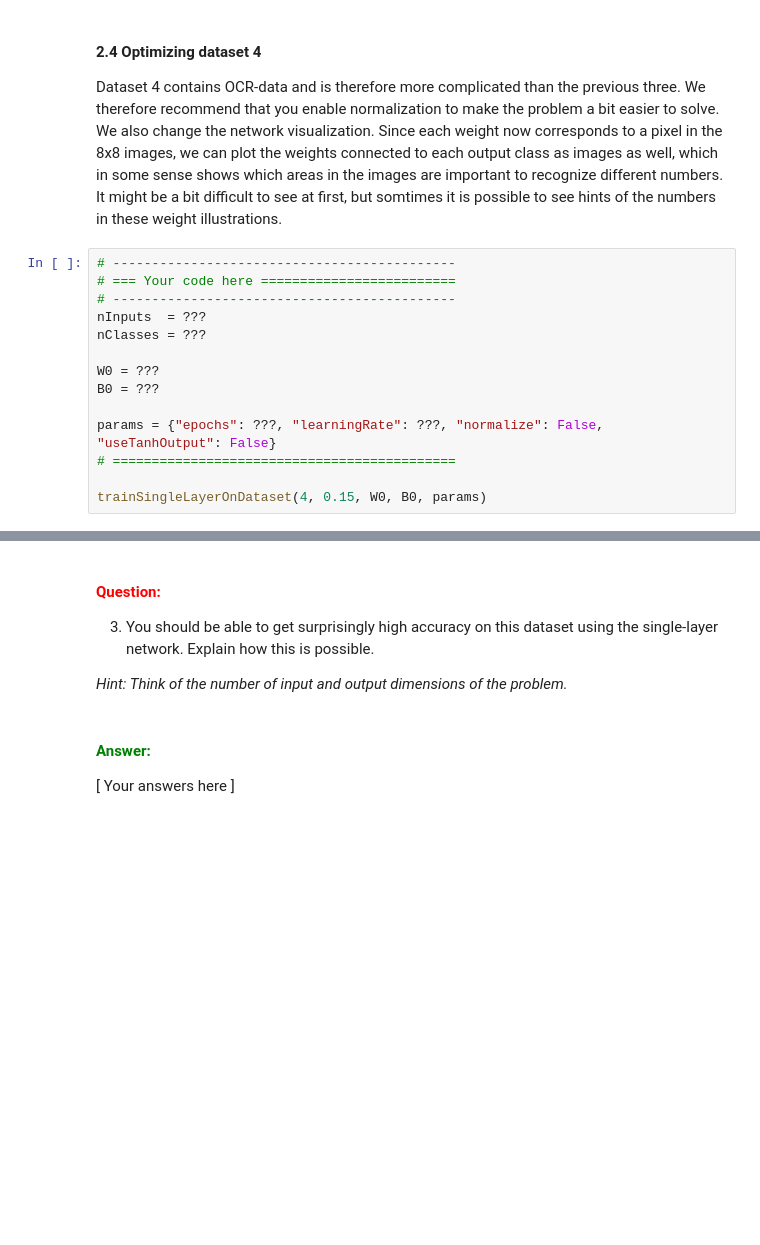
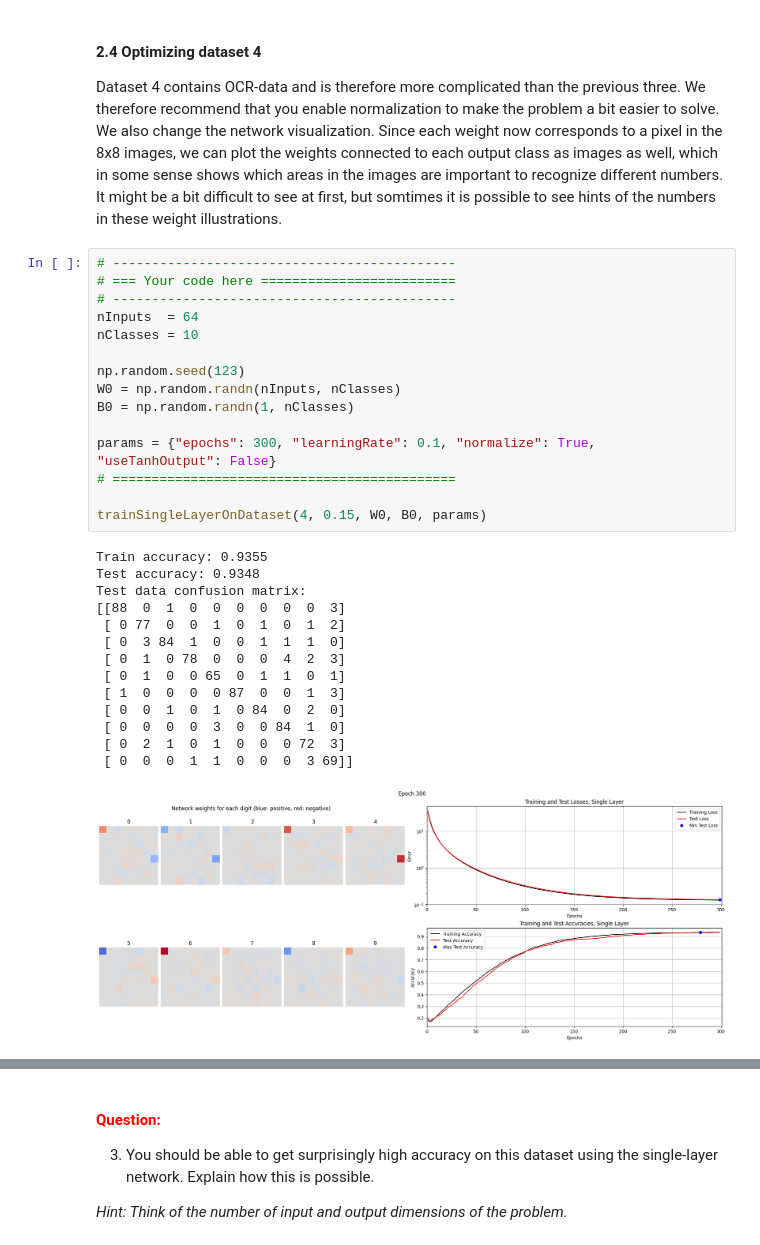
Before and after one commit to arreen/deeplearninglabs, a Jupyter notebook: 1_Back_propagation/1_Back_propagation/SingleLayer.ipynb, the cells around one changed output, grey strips where cells are left out. Drawn from its saved outputs; the diff is of its cells as text; blank space fills up the shorter version.

```diff
--- a/1_Back_propagation/1_Back_propagation/SingleLayer.ipynb
+++ b/1_Back_propagation/1_Back_propagation/SingleLayer.ipynb
@@ -503,14 +549,30 @@ Dataset 4 contains OCR-data and is therefore more complicated than the previous
 # %%
 # --------------------------------------------
 # === Your code here =========================
 # --------------------------------------------
-nInputs  = ???
-nClasses = ???
+nInputs  = 64
+nClasses = 10
 
-W0 = ???
-B0 = ???
+np.random.seed(123)
+W0 = np.random.randn(nInputs, nClasses)
+B0 = np.random.randn(1, nClasses)
 
-params = {"epochs": ???, "learningRate": ???, "normalize": False, "useTanhOutput": False}
+params = {"epochs": 300, "learningRate": 0.1, "normalize": True, "useTanhOutput": False}
 # ============================================
 
 trainSingleLayerOnDataset(4, 0.15, W0, B0, params)
+# %% [output]
+Train accuracy: 0.9355
+Test accuracy: 0.9348
+Test data confusion matrix:
+[[88  0  1  0  0  0  0  0  0  3]
+ [ 0 77  0  0  1  0  1  0  1  2]
+ [ 0  3 84  1  0  0  1  1  1  0]
+ [ 0  1  0 78  0  0  0  4  2  3]
+ [ 0  1  0  0 65  0  1  1  0  1]
+ [ 1  0  0  0  0 87  0  0  1  3]
+ [ 0  0  1  0  1  0 84  0  2  0]
+ [ 0  0  0  0  3  0  0 84  1  0]
+ [ 0  2  1  0  1  0  0  0 72  3]
+ [ 0  0  0  1  1  0  0  0  3 69]]
+[figure, added]
@@ -520,7 +583,3 @@ trainSingleLayerOnDataset(4, 0.15, W0, B0, params)
 3. You should be able to get surprisingly high accuracy on this dataset using the single-layer network. Explain how this is possible.
 
 *Hint: Think of the number of input and output dimensions of the problem.*
-# %% [markdown]
-#### **<span style="color:green">Answer:</span>**
-
-\[ Your answers here \]
```
Also changed, not shown: parts of 13 cells of this notebook, 1 other file.
